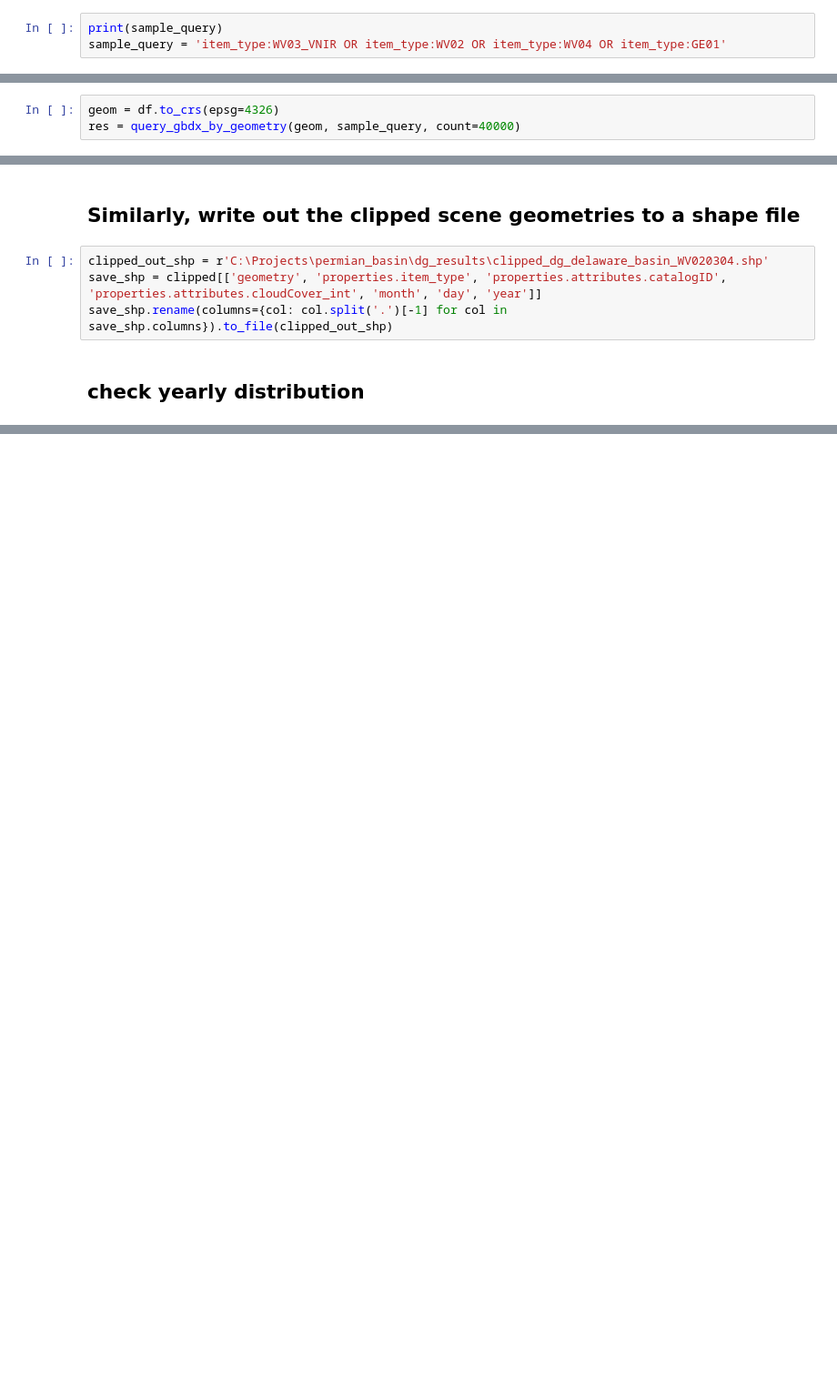
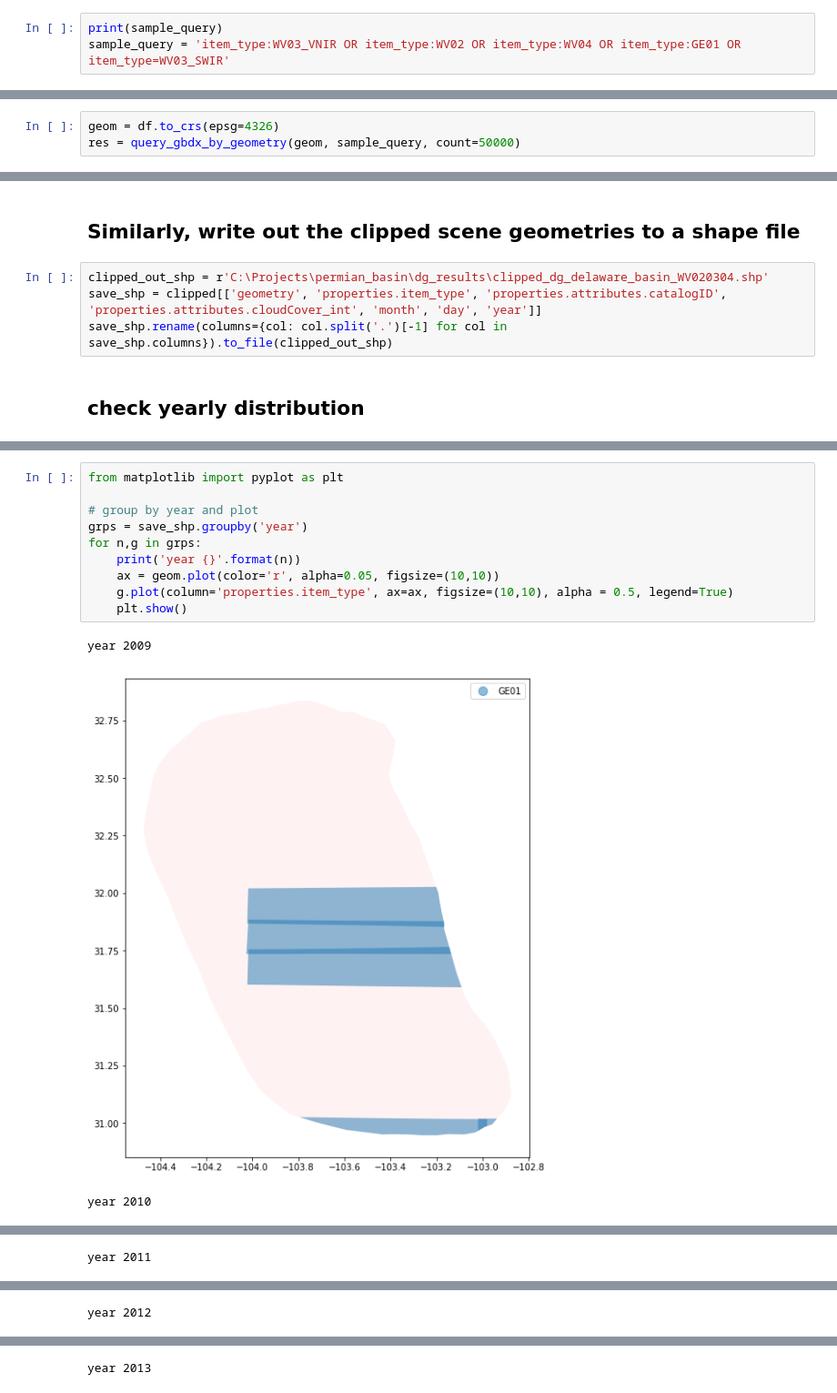
Before and after one commit to earthlab/GBDX-stew, a Jupyter notebook: query_permian_basin.ipynb, the cells around one changed output, grey strips where cells are left out. Shown: that part at 91% size. Saved outputs shown, nothing was run; the diff lists cells and outputs as text; blank space fills up the shorter version.

Commit message:
permian basin by item_type

```diff
--- a/query_permian_basin.ipynb
+++ b/query_permian_basin.ipynb
@@ -31,5 +30,5 @@ query_gbdx_by_geometry(geom, query, count=5000, min_year=2000, max_year=2020, ou
 ### Mine is looking only for WorldView-2/3/4
 # %%
 print(sample_query)
-sample_query = 'item_type:WV03_VNIR OR item_type:WV02 OR item_type:WV04 OR item_type:GE01'
+sample_query = 'item_type:WV03_VNIR OR item_type:WV02 OR item_type:WV04 OR item_type:GE01 OR item_type=WV03_SWIR'
 # %% [output]
@@ -38,7 +37,7 @@ item_type:WV03_VNIR OR item_type:WV02 OR item_type:WV04 OR item_type:ESAProduct
 ## Make sure the dataframe is in WGS84 for the query (epsg=4326)
 # %%
 geom = df.to_crs(epsg=4326)
-res = query_gbdx_by_geometry(geom, sample_query, count=40000)
+res = query_gbdx_by_geometry(geom, sample_query, count=50000)
 # %% [markdown]
 ## GBDX tends to give multiple results for the same CatalogID. Optionally reduce the results which takes the first entry for each unique CatalogID in the search results
 # %%
@@ -97,0 +98,14 @@ array(['GE01', 'WV02', 'WV03_VNIR', 'WV04', '1BProduct'], dtype=object)
+# %%
+from matplotlib import pyplot as plt
+
+# group by year and plot
+grps = save_shp.groupby('year')
+for n,g in grps:
+    print('year {}'.format(n))
+    ax = geom.plot(color='r', alpha=0.05, figsize=(10,10))
+    g.plot(column='properties.item_type', ax=ax, figsize=(10,10), alpha = 0.5, legend=True)
+    plt.show()
+# %% [output]
+year 2009
+[figure, added]
+year 2010
@@ -97,0 +113 @@ array(['GE01', 'WV02', 'WV03_VNIR', 'WV04', '1BProduct'], dtype=object)
+year 2011
@@ -97,0 +115 @@ array(['GE01', 'WV02', 'WV03_VNIR', 'WV04', '1BProduct'], dtype=object)
+year 2012
@@ -97,0 +117 @@ array(['GE01', 'WV02', 'WV03_VNIR', 'WV04', '1BProduct'], dtype=object)
+year 2013
```
Also changed, not shown: parts of 8 cells of this notebook.
